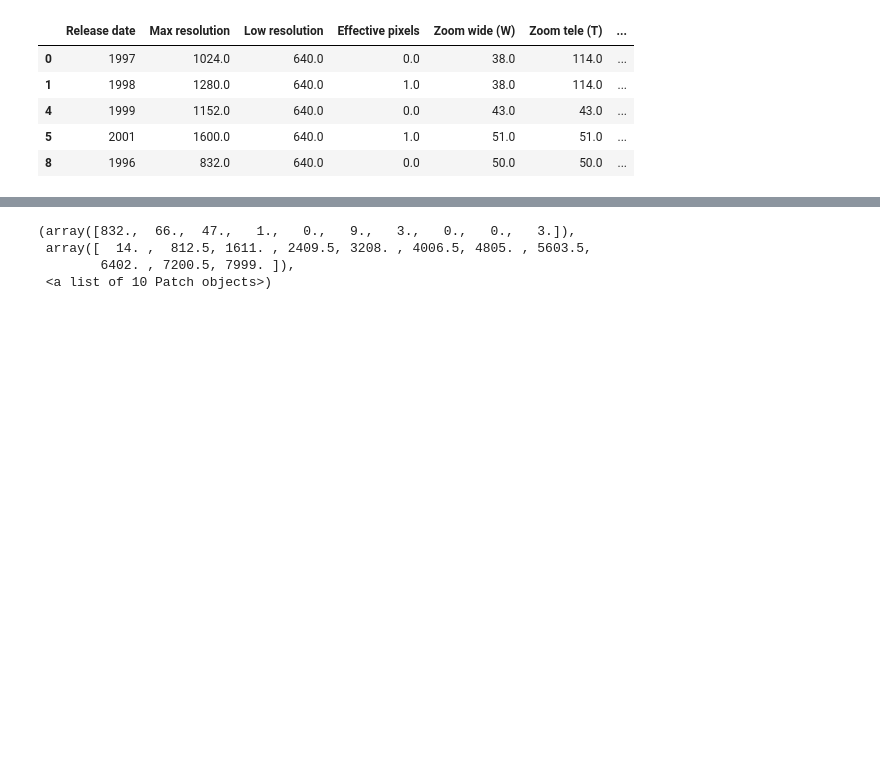
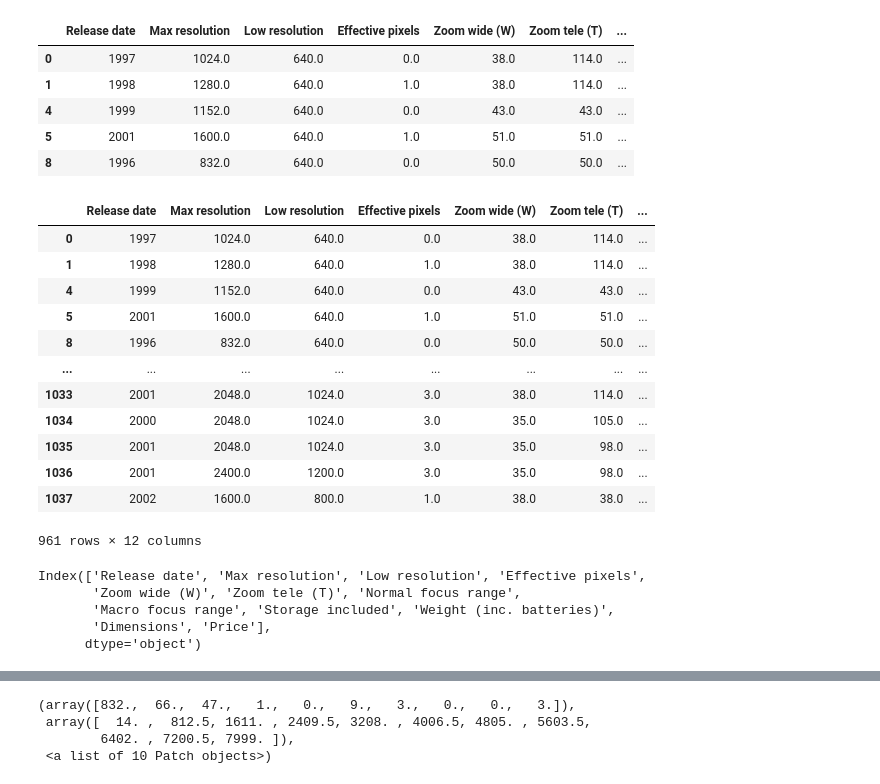
Before and after one commit to krzysztofnyczka/TFT_predictor, a Jupyter notebook: Camera_Tree.ipynb, the cells around one changed output, grey strips where cells are left out. Cells and saved outputs as stored; diff of their text form; code cells hidden in the pictures; blank space fills up the shorter version.

```diff
--- a/Camera_Tree.ipynb
+++ b/Camera_Tree.ipynb
@@ -20,6 +21,22 @@ df.head()
 | 4 | 1999 | 1152.0 | 640.0 | 0.0 | 43.0 | 43.0 | ... |
 | 5 | 2001 | 1600.0 | 640.0 | 1.0 | 51.0 | 51.0 | ... |
 | 8 | 1996 | 832.0 | 640.0 | 0.0 | 50.0 | 50.0 | ... |
+# %%
+df
+# %% [output]
+|  | Release date | Max resolution | Low resolution | Effective pixels | Zoom wide (W) | Zoom tele (T) | ... |
+| 0 | 1997 | 1024.0 | 640.0 | 0.0 | 38.0 | 114.0 | ... |
+| 1 | 1998 | 1280.0 | 640.0 | 1.0 | 38.0 | 114.0 | ... |
+| 4 | 1999 | 1152.0 | 640.0 | 0.0 | 43.0 | 43.0 | ... |
+| 5 | 2001 | 1600.0 | 640.0 | 1.0 | 51.0 | 51.0 | ... |
+| 8 | 1996 | 832.0 | 640.0 | 0.0 | 50.0 | 50.0 | ... |
+| ... | ... | ... | ... | ... | ... | ... | ... |
+| 1033 | 2001 | 2048.0 | 1024.0 | 3.0 | 38.0 | 114.0 | ... |
+| 1034 | 2000 | 2048.0 | 1024.0 | 3.0 | 35.0 | 105.0 | ... |
+| 1035 | 2001 | 2048.0 | 1024.0 | 3.0 | 35.0 | 98.0 | ... |
+| 1036 | 2001 | 2400.0 | 1200.0 | 3.0 | 35.0 | 98.0 | ... |
+| 1037 | 2002 | 1600.0 | 800.0 | 1.0 | 38.0 | 38.0 | ... |
+961 rows × 12 columns
 # %%
 train = df.sample(frac=0.8)
 test  = df.drop(train.index)
@@ -27,3 +44,11 @@ X_train = train.drop('Price', axis=1)
 X_test  =  test.drop('Price', axis=1)
 Y_train = train.Price
 Y_test  =  test.Price
+# %%
+print(df.columns)
+# %% [output]
+Index(['Release date', 'Max resolution', 'Low resolution', 'Effective pixels',
+       'Zoom wide (W)', 'Zoom tele (T)', 'Normal focus range',
+       'Macro focus range', 'Storage included', 'Weight (inc. batteries)',
+       'Dimensions', 'Price'],
+      dtype='object')
```
Also changed, not shown: parts of 17 cells of this notebook, 1 other file.
